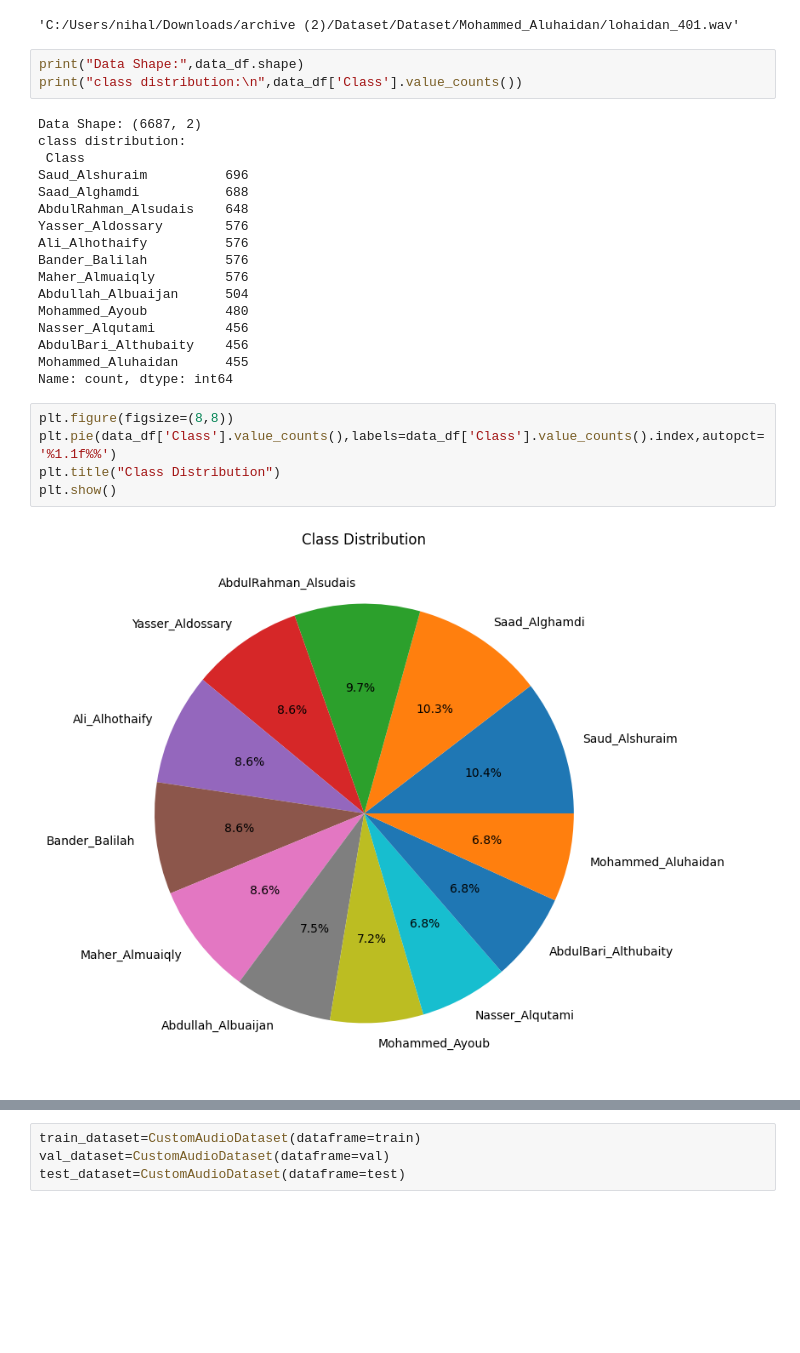
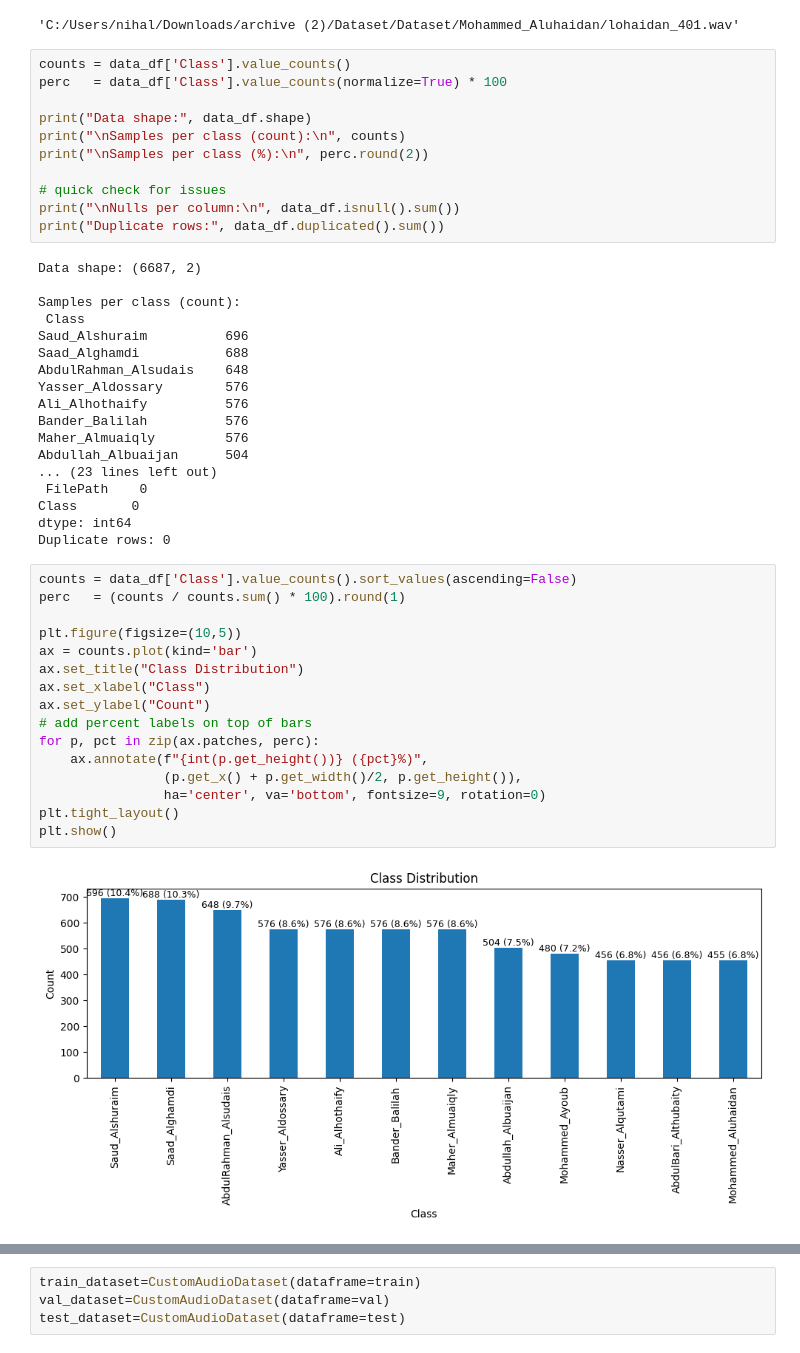
Before and after one commit to wolfy01/Regular_ML_Models, a Jupyter notebook: audio.ipynb, the cells around one changed output, grey strips where cells are left out. Cells and saved outputs as stored; diff of their text form; blank space fills up the shorter version.

```diff
--- a/audio.ipynb
+++ b/audio.ipynb
@@ -50,11 +50,20 @@ data_df["FilePath"].iloc[2]
 # %% [output]
 'C:/Users/nihal/Downloads/archive (2)/Dataset/Dataset/Mohammed_Aluhaidan/lohaidan_401.wav'
 # %%
-print("Data Shape:",data_df.shape)
-print("class distribution:\n",data_df['Class'].value_counts())
+counts = data_df['Class'].value_counts()
+perc   = data_df['Class'].value_counts(normalize=True) * 100
+
+print("Data shape:", data_df.shape)
+print("\nSamples per class (count):\n", counts)
+print("\nSamples per class (%):\n", perc.round(2))
+
+# quick check for issues
+print("\nNulls per column:\n", data_df.isnull().sum())
+print("Duplicate rows:", data_df.duplicated().sum())
 # %% [output]
-Data Shape: (6687, 2)
-class distribution:
+Data shape: (6687, 2)
+
+Samples per class (count):
  Class
 Saud_Alshuraim          696
 Saad_Alghamdi           688
@@ -64,16 +73,27 @@ Ali_Alhothaify          576
 Bander_Balilah          576
 Maher_Almuaiqly         576
 Abdullah_Albuaijan      504
-Mohammed_Ayoub          480
-Nasser_Alqutami         456
-AbdulBari_Althubaity    456
-Mohammed_Aluhaidan      455
-Name: count, dtype: int64
+... (23 lines left out)
+ FilePath    0
+Class       0
+dtype: int64
+Duplicate rows: 0
 # %%
-plt.figure(figsize=(8,8))
-plt.pie(data_df['Class'].value_counts(),labels=data_df['Class'].value_counts().index,autopct='%1.1f%%')
-plt.title("Class Distribution")
+counts = data_df['Class'].value_counts().sort_values(ascending=False)
+perc   = (counts / counts.sum() * 100).round(1)
+
+plt.figure(figsize=(10,5))
+ax = counts.plot(kind='bar')
+ax.set_title("Class Distribution")
+ax.set_xlabel("Class")
+ax.set_ylabel("Count")
+# add percent labels on top of bars
+for p, pct in zip(ax.patches, perc):
+    ax.annotate(f"{int(p.get_height())} ({pct}%)",
+                (p.get_x() + p.get_width()/2, p.get_height()),
+                ha='center', va='bottom', fontsize=9, rotation=0)
+plt.tight_layout()
 plt.show()
 # %% [output]
-[figure, old version]
+[figure, new version]
 # %%
```
Also changed, not shown: parts of 11 cells of this notebook.
